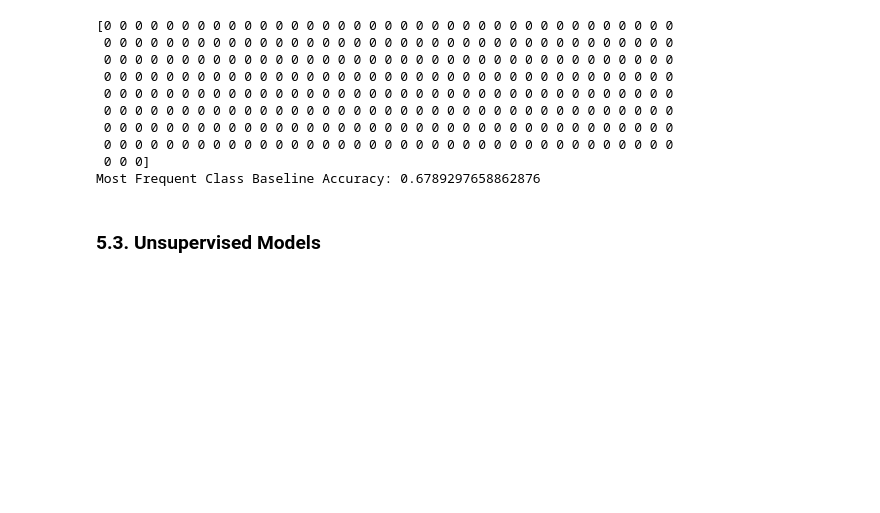
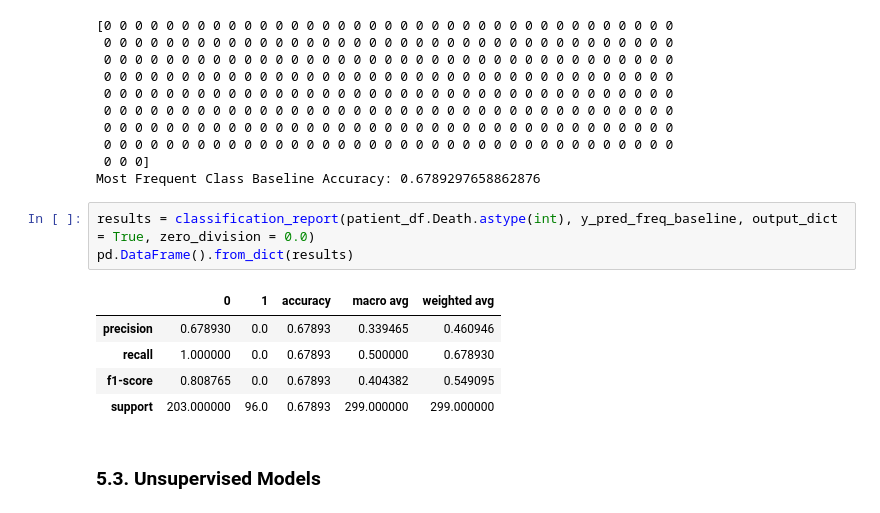
Before and after one commit to chill0121/Unsupervised_Heart_Failure_Mortality, a Jupyter notebook: Unsupervised_Heart_Failure_Mortality.ipynb, the cells around one changed output. Saved outputs shown, nothing was run; the diff lists cells and outputs as text; blank space fills up the shorter version.

```diff
--- a/Unsupervised_Heart_Failure_Mortality.ipynb
+++ b/Unsupervised_Heart_Failure_Mortality.ipynb
@@ -331,6 +353,15 @@ print('Most Frequent Class Baseline Accuracy:', accuracy_score(y_true = patient_
  0 0 0 0 0 0 0 0 0 0 0 0 0 0 0 0 0 0 0 0 0 0 0 0 0 0 0 0 0 0 0 0 0 0 0 0 0
  0 0 0]
 Most Frequent Class Baseline Accuracy: 0.6789297658862876
+# %%
+results = classification_report(patient_df.Death.astype(int), y_pred_freq_baseline, output_dict = True, zero_division = 0.0)
+pd.DataFrame().from_dict(results)
+# %% [output]
+|  | 0 | 1 | accuracy | macro avg | weighted avg |
+| precision | 0.678930 | 0.0 | 0.67893 | 0.339465 | 0.460946 |
+| recall | 1.000000 | 0.0 | 0.67893 | 0.500000 | 0.678930 |
+| f1-score | 0.808765 | 0.0 | 0.67893 | 0.404382 | 0.549095 |
+| support | 203.000000 | 96.0 | 0.67893 | 299.000000 | 299.000000 |
 # %% [markdown]
 ### 5.3. Unsupervised Models <a name="unsuper"></a>
 # %% [markdown]
```
Also changed, not shown: parts of 24 cells of this notebook.
